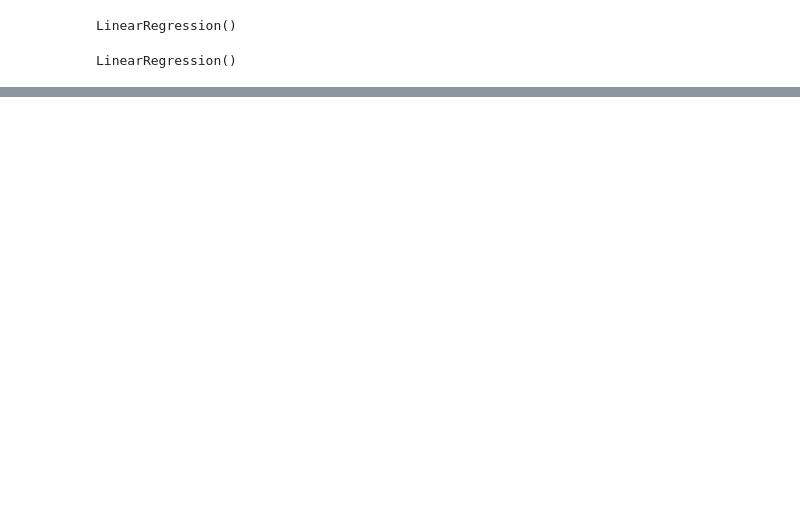
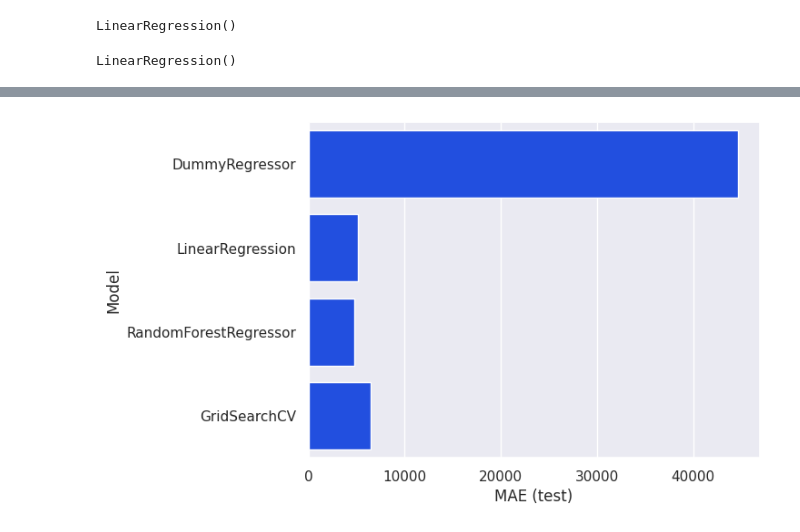
Before and after one commit to data-IA-2025/P7demo, a Jupyter notebook: P7.ipynb, the cells around one changed output, grey strips where cells are left out. Saved outputs shown, nothing was run; the diff lists cells and outputs as text; code cells hidden in the pictures; blank space fills up the shorter version.

```diff
--- a/P7.ipynb
+++ b/P7.ipynb
@@ -700,0 +876,5 @@ Name: Actual_Deliverables, dtype: float64
+# %%
+sns.barplot(df_results, y="Model", x="MAE (test)")
+plt.show()
+# %% [output]
+[figure, added]
```
Also changed, not shown: parts of 41 cells of this notebook, 3 other files.
